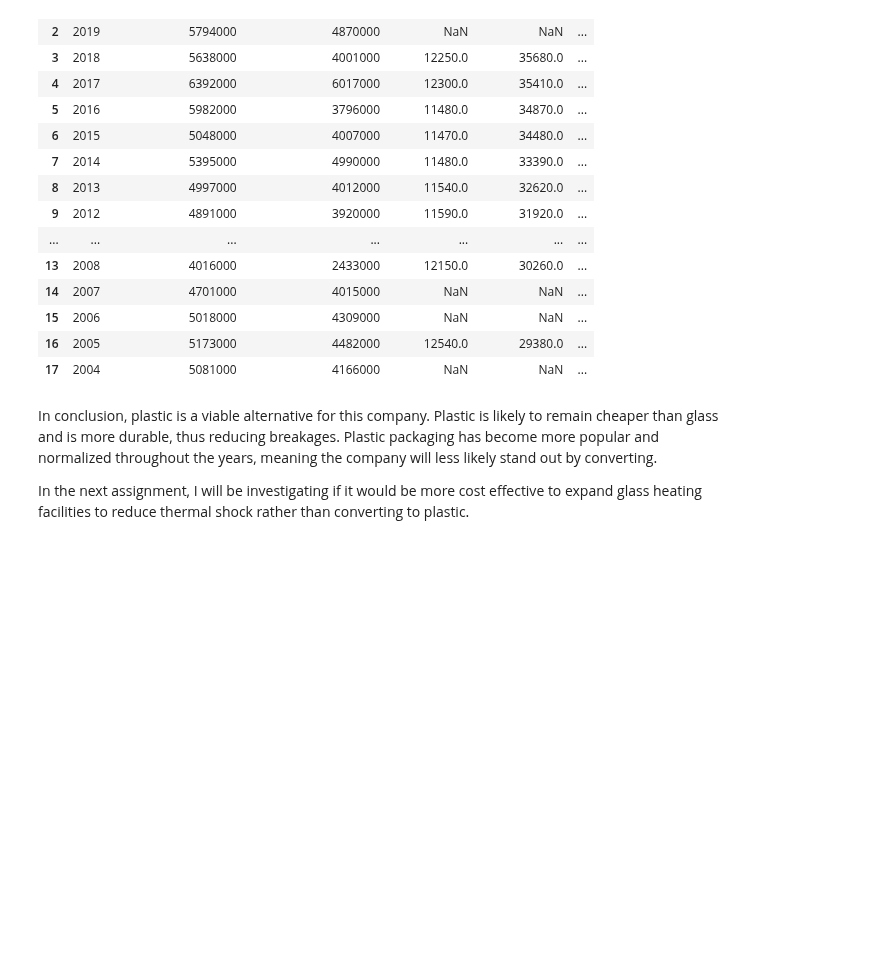
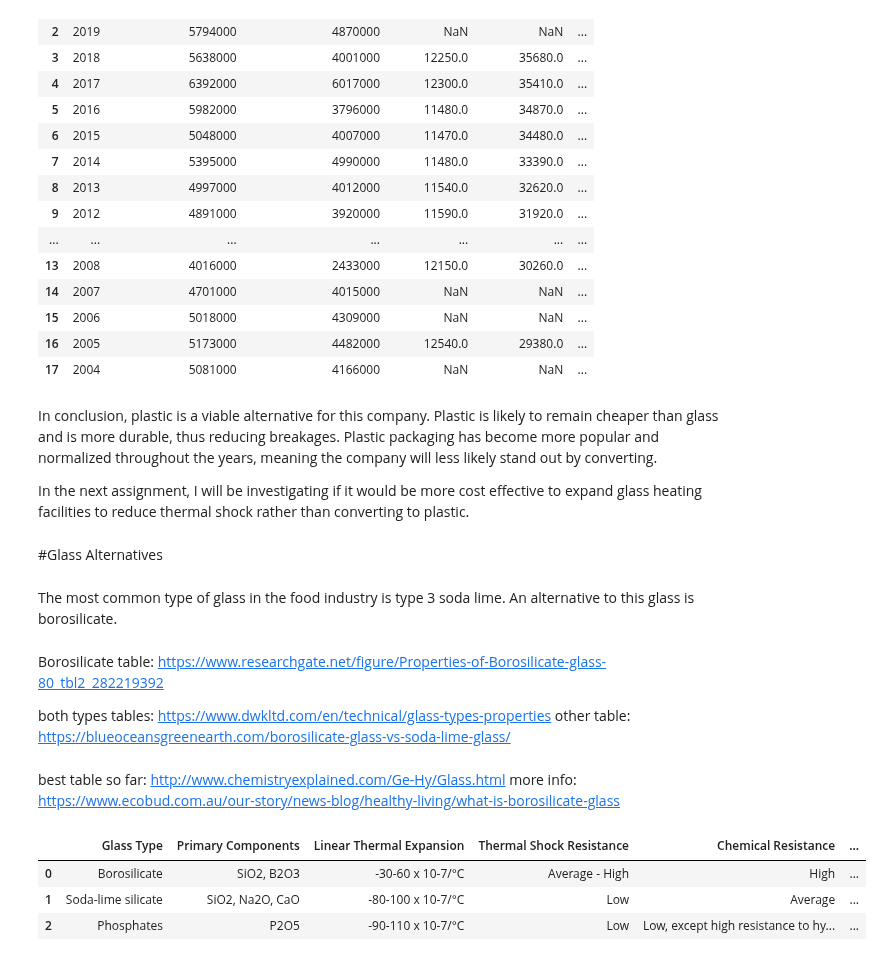
Before and after one commit to khagerthey/VIS1, a Jupyter notebook: Glass_vs_Plastic_Merge.ipynb, the cells around one changed output. Drawn from its saved outputs; the diff is of its cells as text; code cells hidden in the pictures; blank space fills up the shorter version.

```diff
--- a/Glass_vs_Plastic_Merge.ipynb
+++ b/Glass_vs_Plastic_Merge.ipynb
@@ -345,3 +345,23 @@ mergedCount
 In conclusion, plastic is a viable alternative for this company. Plastic is likely to remain cheaper than glass and is more durable, thus reducing breakages. Plastic packaging has become more popular and normalized throughout the years, meaning the company will less likely stand out by converting.
 
 In the next assignment, I will be investigating if it would be more cost effective to expand glass heating facilities to reduce thermal shock rather than converting to plastic.
+# %% [markdown]
+#Glass Alternatives
+# %% [markdown]
+The most common type of glass in the food industry is type 3 soda lime. An alternative to this glass is borosilicate.
+# %% [markdown]
+Borosilicate table: https://www.researchgate.net/figure/Properties-of-Borosilicate-glass-80_tbl2_282219392
+
+both types tables: https://www.dwkltd.com/en/technical/glass-types-properties
+other table: https://blueoceansgreenearth.com/borosilicate-glass-vs-soda-lime-glass/
+# %% [markdown]
+best table so far: http://www.chemistryexplained.com/Ge-Hy/Glass.html
+more info: https://www.ecobud.com.au/our-story/news-blog/healthy-living/what-is-borosilicate-glass
+# %%
+glasstypes=pd.read_csv('https://raw.githubusercontent.com/khagerthey/VIS1/main/Glass%20Types%20-%20Sheet1.csv')
+glasstypes
+# %% [output]
+|  | Glass Type | Primary Components | Linear Thermal Expansion | Thermal Shock Resistance | Chemical Resistance | ... |
+| 0 | Borosilicate | SiO2, B2O3 | -30-60 x 10-7/°C | Average - High | High | ... |
+| 1 | Soda-lime silicate | SiO2, Na2O, CaO | -80-100 x 10-7/°C | Low | Average | ... |
+| 2 | Phosphates | P2O5 | -90-110 x 10-7/°C | Low | Low, except high resistance to hy... | ... |
```
Also changed, not shown: parts of 2 cells of this notebook.
